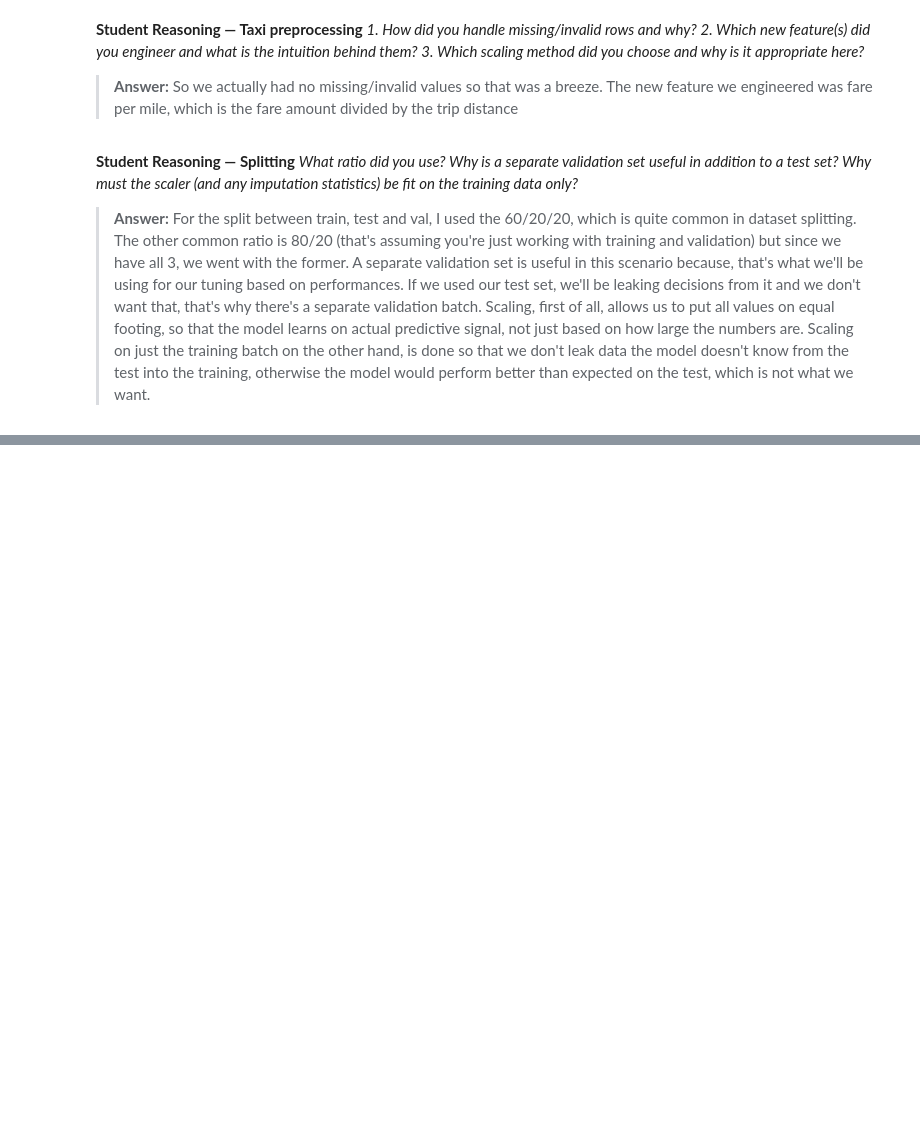
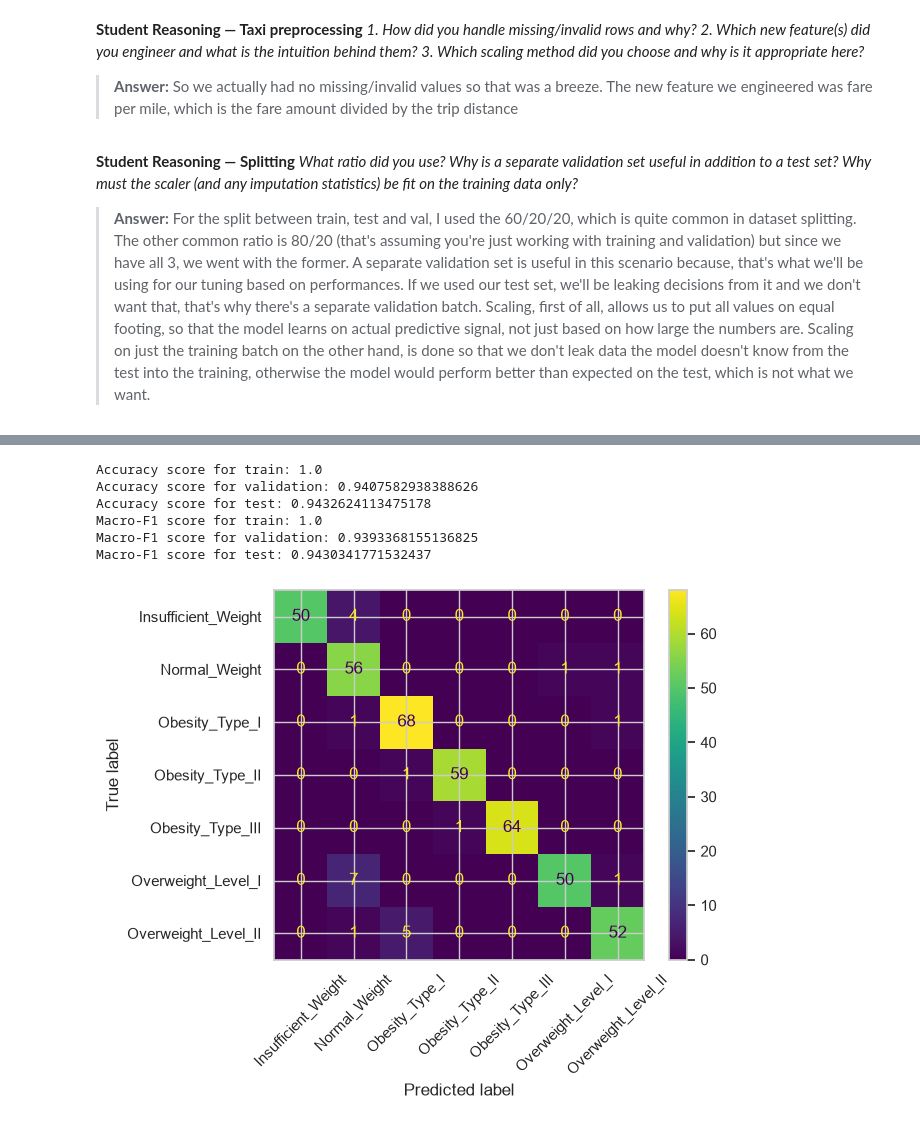
Before and after one commit to Glover69/PredictiveAnalysisML-Lab2, a Jupyter notebook: lab2_predictive_analysis.ipynb, the cells around one changed output, grey strips where cells are left out. Drawn from its saved outputs; the diff is of its cells as text; code cells hidden in the pictures; blank space fills up the shorter version.

```diff
--- a/lab2_predictive_analysis.ipynb
+++ b/lab2_predictive_analysis.ipynb
@@ -224,0 +345,41 @@ well-fitted? Quote the specific numbers that back up your claim.*
+# %%
+
+## Part 2.4 - Train a classifier and check for overfitting
+
+
+# TODO: Import, initialise, and train a classifier
+#   (e.g. LogisticRegression(max_iter=...), RandomForestClassifier, or KNeighborsClassifier).
+
+rfc = RandomForestClassifier()
+rfc.fit(x_train, y_train)
+
+
+# TODO: Predict on train, validation, and test.
+y_train_pred = rfc.predict(x_train)
+y_val_pred = rfc.predict(x_val)
+y_test_pred = rfc.predict(x_test)
+
+
+# TODO: Report accuracy AND macro-F1 for ALL THREE sets
+print(f"Accuracy score for train: {accuracy_score(y_train, y_train_pred)}")
+print(f"Accuracy score for validation: {accuracy_score(y_val, y_val_pred)}")
+print(f"Accuracy score for test: {accuracy_score(y_test, y_test_pred)}")
+
+print(f"Macro-F1 score for train: {f1_score(y_train, y_train_pred, average='macro')}")
+print(f"Macro-F1 score for validation: {f1_score(y_val, y_val_pred, average='macro')}")
+print(f"Macro-F1 score for test: {f1_score(y_test, y_test_pred, average='macro')}")
+
+# TODO: Show a confusion matrix for the test set
+#   from sklearn.metrics import ConfusionMatrixDisplay
+#   Which classes are most often confused?
+
+cm = ConfusionMatrixDisplay.from_predictions(y_test, y_test_pred, display_labels=le.classes_, xticks_rotation=45)
+plt.show()
+# %% [output]
+Accuracy score for train: 1.0
+Accuracy score for validation: 0.9407582938388626
+Accuracy score for test: 0.9432624113475178
+Macro-F1 score for train: 1.0
+Macro-F1 score for validation: 0.9393368155136825
+Macro-F1 score for test: 0.9430341771532437
+[figure, added]
```
Also changed, not shown: parts of 12 cells of this notebook.
